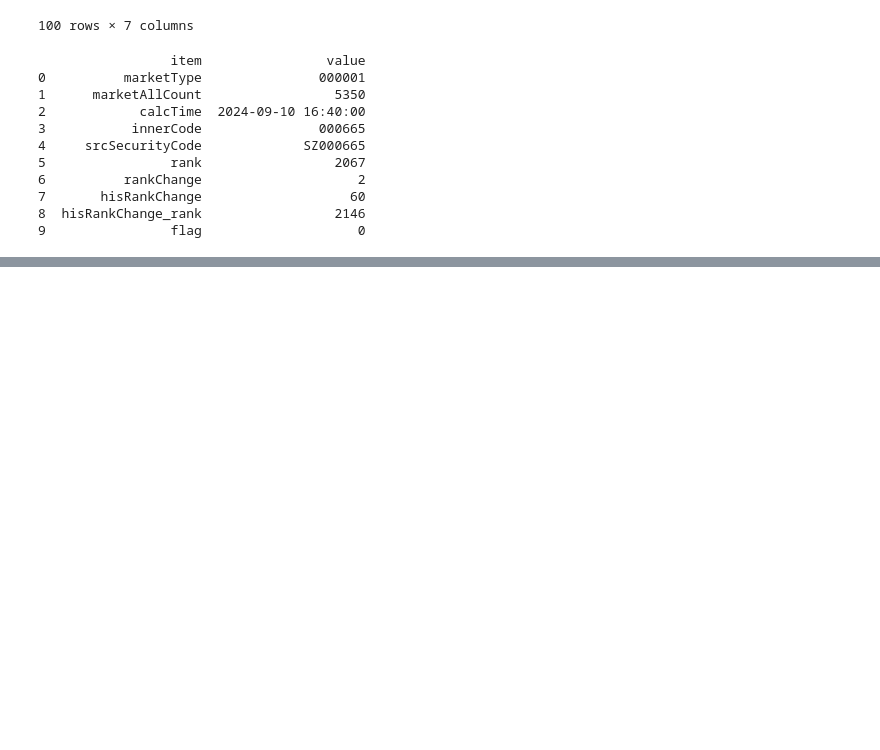
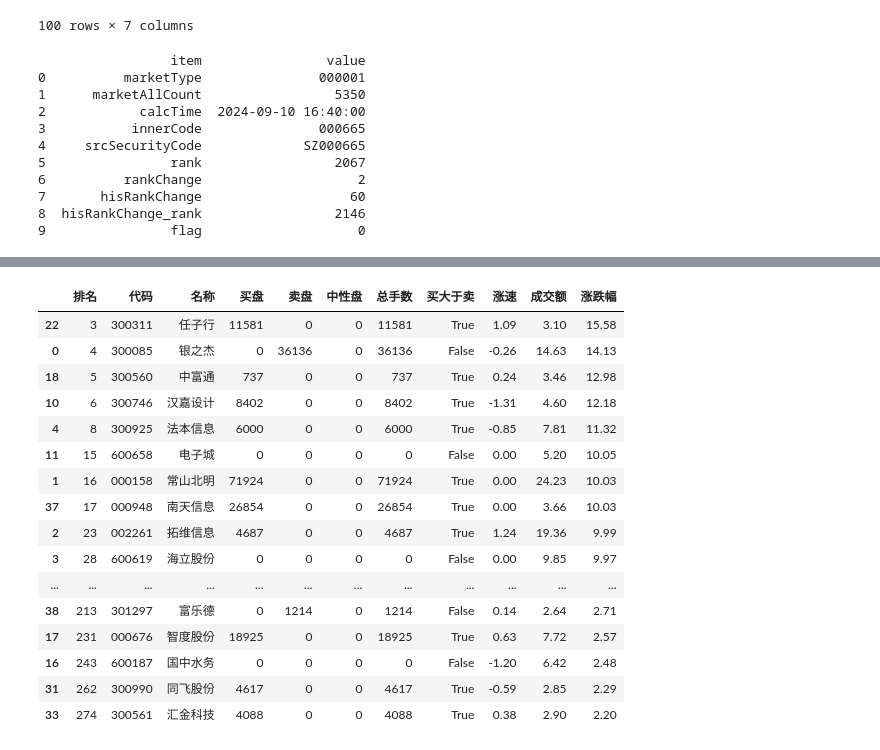
Before and after one commit to ten2net/Sequoia, a Jupyter notebook: 图灵甄选/turing_filter_for_a_stock/notebooks/bid_and_ask.ipynb, the cells around one changed output, grey strips where cells are left out. Drawn from its saved outputs; the diff is of its cells as text; code cells hidden in the pictures; blank space fills up the shorter version.

```diff
--- a/图灵甄选/turing_filter_for_a_stock/notebooks/bid_and_ask.ipynb
+++ b/图灵甄选/turing_filter_for_a_stock/notebooks/bid_and_ask.ipynb
@@ -115,0 +296,51 @@ for symbol in symbols:
+# %%
+from pool.pool import ATPStockPool
+df =ATPStockPool(k=200).get_topN()
+stat_data =[]
+for ind,row in df.iterrows():
+  symbol=row["code"]
+  name = row["name"]
+  pct = row["pct"]
+  turnover = row["turnover"]
+  speed5 = row["5_minute_change"]
+  amount = round(row["amount"] /(10000 * 10000),2)
+  stock_df =  ak.stock_intraday_em(symbol=symbol)
+  stock_df=stock_df.query('`时间` >= "09:29:00" and `时间` <= "09:30:00"')
+  stat =stock_df.groupby("买卖盘性质")['手数'].sum()
+  stat_dict={
+    "排名": ind,
+    "代码": symbol,
+    "名称": name,
+    "买盘": stat.get('买盘', 0),
+    "卖盘": stat.get('卖盘', 0),
+    "中性盘": stat.get('中性盘', 0),
+    "总手数": stat.get('买盘', 0) + stat.get('卖盘', 0) +stat.get('中性盘', 0),
+    "买大于卖": stat.get('买盘', 0) >  stat.get('卖盘', 0),
+    "涨速":speed5,
+    # "换手率":turnover,
+    "成交额":amount,
+    "涨跌幅": pct
+  }
+  stat_data.append(stat_dict)
+
+stat_data_df2 = pd.DataFrame(stat_data)
+stat_data_df2.sort_values(by="排名", ascending=True, inplace=True)
+display(stat_data_df2)
+# %% [output]
+|  | 排名 | 代码 | 名称 | 买盘 | 卖盘 | 中性盘 | 总手数 | 买大于卖 | 涨速 | 成交额 | 涨跌幅 |
+| 22 | 3 | 300311 | 任子行 | 11581 | 0 | 0 | 11581 | True | 1.09 | 3.10 | 15.58 |
+| 0 | 4 | 300085 | 银之杰 | 0 | 36136 | 0 | 36136 | False | -0.26 | 14.63 | 14.13 |
+| 18 | 5 | 300560 | 中富通 | 737 | 0 | 0 | 737 | True | 0.24 | 3.46 | 12.98 |
+| 10 | 6 | 300746 | 汉嘉设计 | 8402 | 0 | 0 | 8402 | True | -1.31 | 4.60 | 12.18 |
+| 4 | 8 | 300925 | 法本信息 | 6000 | 0 | 0 | 6000 | True | -0.85 | 7.81 | 11.32 |
+| 11 | 15 | 600658 | 电子城 | 0 | 0 | 0 | 0 | False | 0.00 | 5.20 | 10.05 |
+| 1 | 16 | 000158 | 常山北明 | 71924 | 0 | 0 | 71924 | True | 0.00 | 24.23 | 10.03 |
+| 37 | 17 | 000948 | 南天信息 | 26854 | 0 | 0 | 26854 | True | 0.00 | 3.66 | 10.03 |
+| 2 | 23 | 002261 | 拓维信息 | 4687 | 0 | 0 | 4687 | True | 1.24 | 19.36 | 9.99 |
+| 3 | 28 | 600619 | 海立股份 | 0 | 0 | 0 | 0 | False | 0.00 | 9.85 | 9.97 |
+| ... | ... | ... | ... | ... | ... | ... | ... | ... | ... | ... | ... |
+| 38 | 213 | 301297 | 富乐德 | 0 | 1214 | 0 | 1214 | False | 0.14 | 2.64 | 2.71 |
+| 17 | 231 | 000676 | 智度股份 | 18925 | 0 | 0 | 18925 | True | 0.63 | 7.72 | 2.57 |
+| 16 | 243 | 600187 | 国中水务 | 0 | 0 | 0 | 0 | False | -1.20 | 6.42 | 2.48 |
+| 31 | 262 | 300990 | 同飞股份 | 4617 | 0 | 0 | 4617 | True | -0.59 | 2.85 | 2.29 |
+| 33 | 274 | 300561 | 汇金科技 | 4088 | 0 | 0 | 4088 | True | 0.38 | 2.90 | 2.20 |
```
Also changed, not shown: parts of 14 cells of this notebook, 2 other files.
